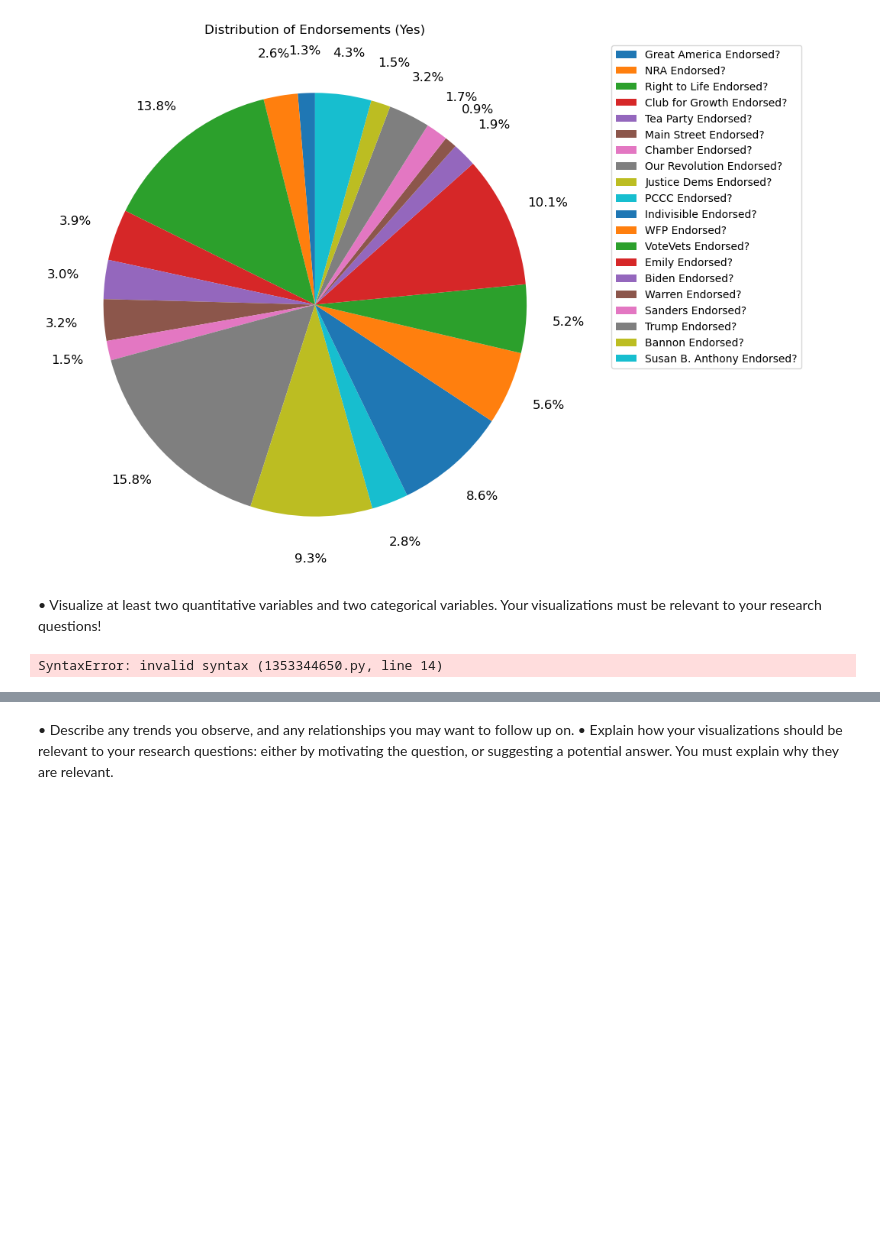
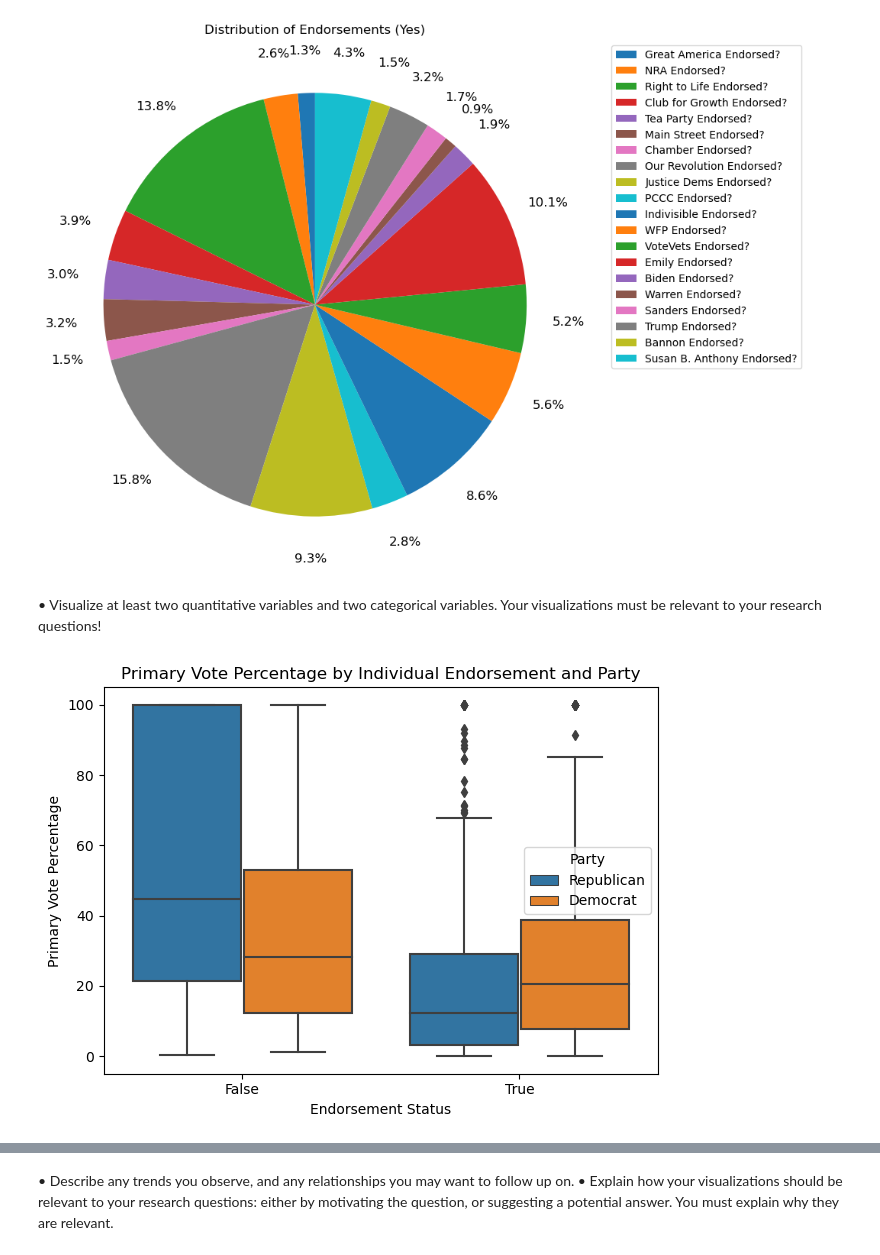
Before and after one commit to daekwon0/data102proj, a Jupyter notebook: data102_finproj_g23.ipynb, the cells around one changed output, grey strips where cells are left out. Drawn from its saved outputs; the diff is of its cells as text; code cells hidden in the pictures; blank space fills up the shorter version.

```diff
--- a/data102_finproj_g23.ipynb
+++ b/data102_finproj_g23.ipynb
@@ -135,21 +135,21 @@ plt.show()
 # %%
 # Republican vs Democrat differences in Primary % with or without endorsement(categorial)
 
 sns.boxplot(
     data=all_parties.reset_index(),
     x='Endorsement',
     y='Primary %',
     hue='Party'
 )
 
 plt.title("Primary Vote Percentage by Individual Endorsement and Party")
 plt.xlabel("Endorsement Status")
 plt.ylabel("Primary Vote Percentage")
 plt.legend(title="Party")
-plt.tight_layout()Des
+plt.tight_layout()
 plt.show()
 # %% [output]
-SyntaxError: invalid syntax (1353344650.py, line 14)
+[figure, added]
 # %%
 # scatter plot for each endorsement type (quantitative)
 
```
Also changed, not shown: parts of 5 cells of this notebook.
